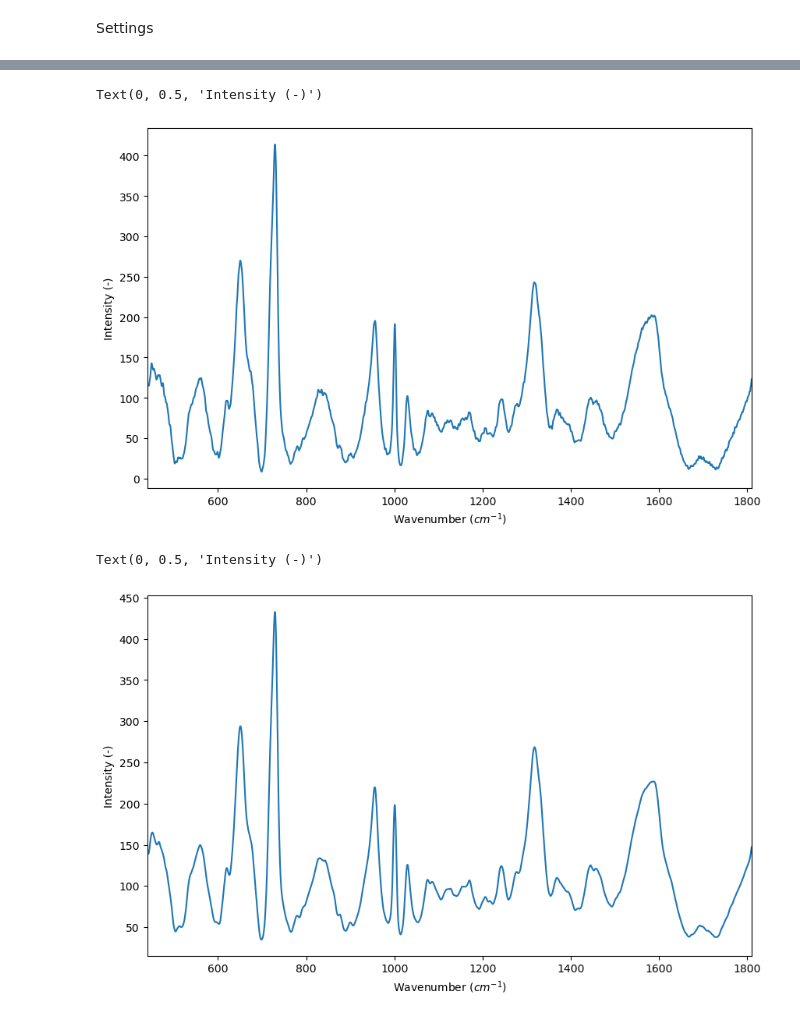
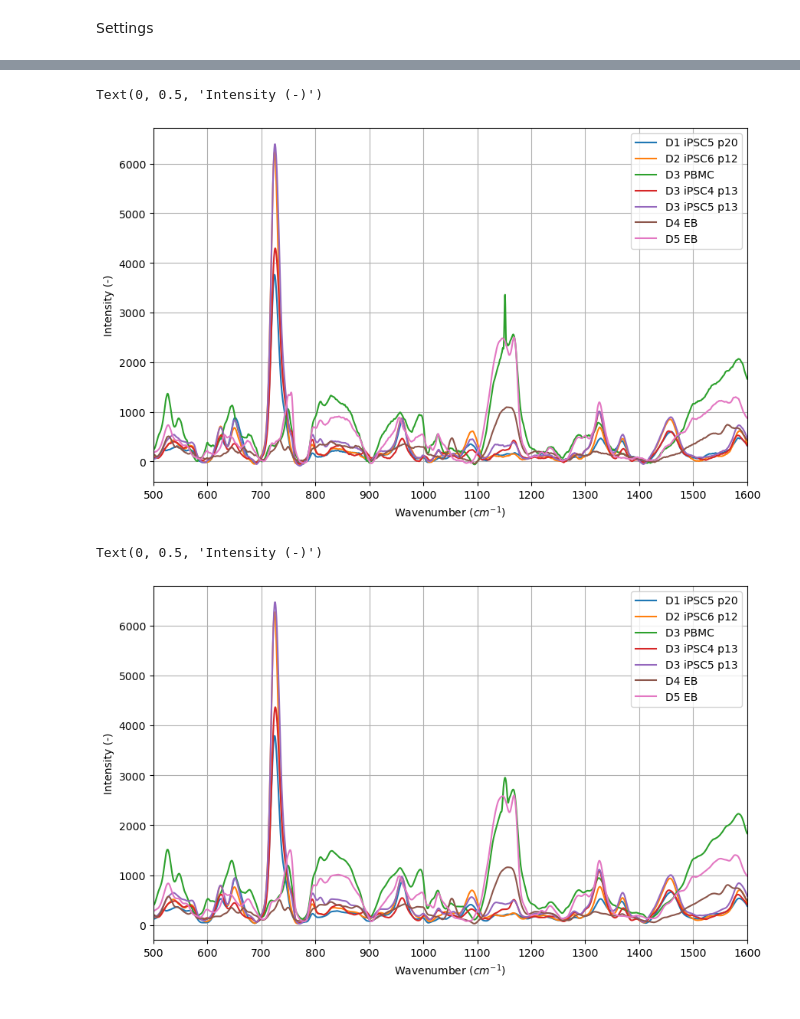
Before and after one commit to DerZ115/raman-pca, a Jupyter notebook: pca.ipynb, the cells around one changed output, grey strips where cells are left out. Saved outputs shown, nothing was run; the diff lists cells and outputs as text; code cells hidden in the pictures.

```diff
--- a/pca.ipynb
+++ b/pca.ipynb
@@ -44,12 +45,12 @@ data = load_data(data_path)
 if "file" in data.columns:
     X = data.drop(columns=["label", "file"])
 else:
-    X = data.drop(columns=["label"])
+    X = data.drop(columns=[""])
 wns = np.asarray(X.columns.astype(float))
 X = np.asarray(X)
 
 y = np.asarray(data.label)
-y, y_key = pd.factorize(y)
+y, y_key = pd.factorize(y, sort=True)
 
 for i, label in enumerate(y_key):
     print(f"{label}: {i}")
@@ -59,7 +65,12 @@ induziert 2: 1
 # %%
-plt.plot(wns, X.mean(axis=0))
+for i in range(len(y_key)):
+    plt.plot(wns, X[y==i].mean(axis=0), label=y_key[i])
 plt.margins(x=0)
+plt.legend()
 
+plt.xticks(range(500, 1801, 100))
+
+plt.grid()
 plt.xlabel("Wavenumber ($cm^{-1}$)")
 plt.ylabel("Intensity (-)")
 # %% [output]
@@ -68,9 +79,14 @@ Text(0, 0.5, 'Intensity (-)')
 # %%
 X_bl = BaselineCorrector().fit_transform(X)
 
-plt.plot(wns, X_bl.mean(axis=0))
+for i in range(len(y_key)):
+    plt.plot(wns, X_bl[y==i].mean(axis=0), label=y_key[i])
 plt.margins(x=0)
+plt.legend()
 
+plt.xticks(range(500, 1801, 100))
+
+plt.grid()
 plt.xlabel("Wavenumber ($cm^{-1}$)")
 plt.ylabel("Intensity (-)")
 # %% [output]
@@ -81,23 +97,33 @@ rl = RangeLimiter(lim=(wn_min, wn_max), reference=wns)
 X_rl = rl.fit_transform(X_bl)
 wns_reduced = wns[rl.lim_[0]:rl.lim_[1]]
 
-plt.plot(wns_reduced, X_rl.mean(axis=0))
+for i in range(len(y_key)):
+    plt.plot(wns_reduced, X_rl[y==i].mean(axis=0), label=y_key[i])
 plt.margins(x=0)
+plt.legend()
 
+plt.xticks(range(500, 1601, 100))
+
+plt.grid()
 plt.xlabel("Wavenumber ($cm^{-1}$)")
 plt.ylabel("Intensity (-)")
 # %% [output]
 Text(0, 0.5, 'Intensity (-)')
-[figure, old version]
+[figure, new version]
 # %%
 X_smooth = SavGolFilter(window=sg_window).fit_transform(X_rl)
 
-plt.plot(wns_reduced, X_smooth.mean(axis=0))
+for i in range(len(y_key)):
+    plt.plot(wns_reduced, X_smooth[y==i].mean(axis=0), label=y_key[i])
 plt.margins(x=0)
+plt.legend()
 
+plt.xticks(range(500, 1601, 100))
+
+plt.grid()
 plt.xlabel("Wavenumber ($cm^{-1}$)")
 plt.ylabel("Intensity (-)")
 # %% [output]
 Text(0, 0.5, 'Intensity (-)')
-[figure, old version]
+[figure, new version]
 # %%
```
Also changed, not shown: parts of 11 cells of this notebook, 7 other files.
